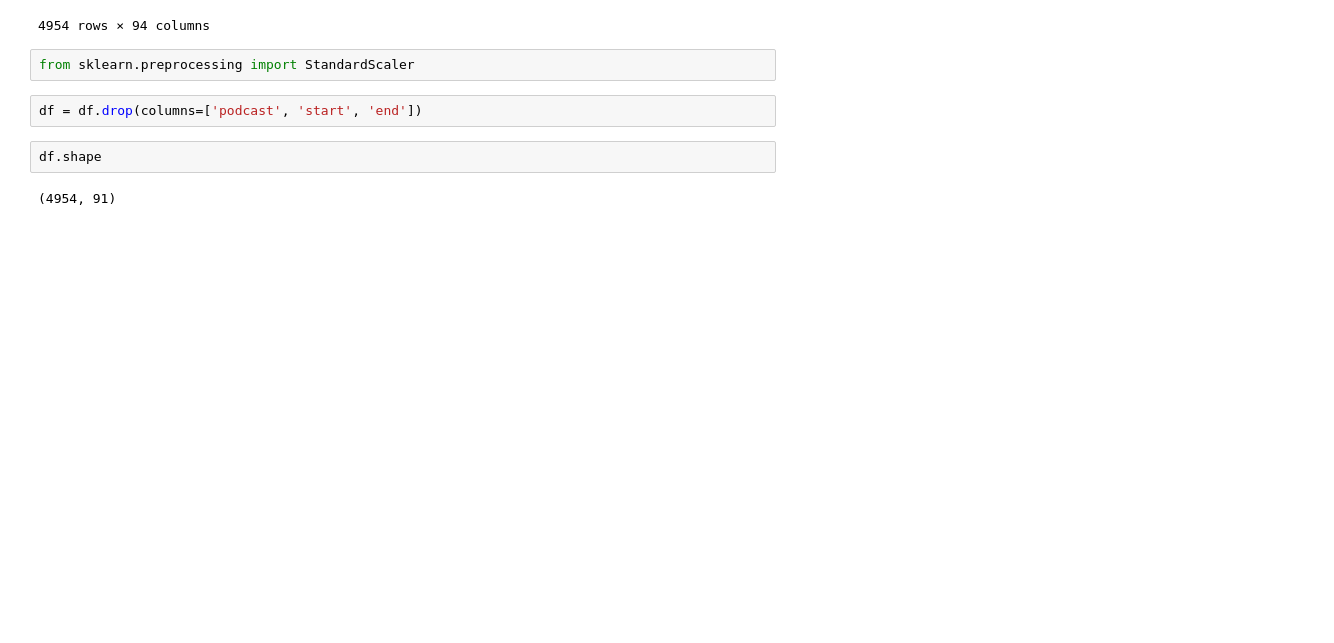
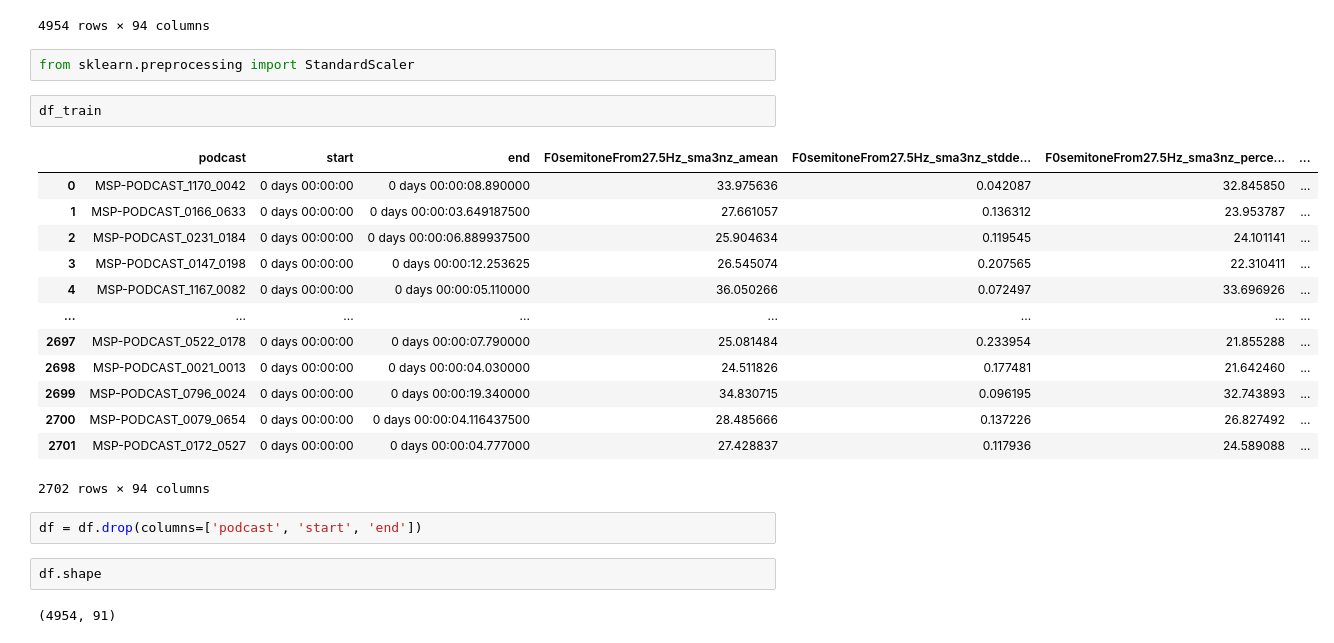
Before and after one commit to eddie8615/ABI_research, a Jupyter notebook: Data_analysis.ipynb, the cells around one changed output. Cells and saved outputs as stored; diff of their text form; blank space fills up the shorter version.

```diff
--- a/Data_analysis.ipynb
+++ b/Data_analysis.ipynb
@@ -26,6 +26,22 @@ df
 4954 rows × 94 columns
 # %%
 from sklearn.preprocessing import StandardScaler
+# %%
+df_train
+# %% [output]
+|  | podcast | start | end | F0semitoneFrom27.5Hz_sma3nz_amean | F0semitoneFrom27.5Hz_sma3nz_stdde... | F0semitoneFrom27.5Hz_sma3nz_perce... | ... |
+| 0 | MSP-PODCAST_1170_0042 | 0 days 00:00:00 | 0 days 00:00:08.890000 | 33.975636 | 0.042087 | 32.845850 | ... |
+| 1 | MSP-PODCAST_0166_0633 | 0 days 00:00:00 | 0 days 00:00:03.649187500 | 27.661057 | 0.136312 | 23.953787 | ... |
+| 2 | MSP-PODCAST_0231_0184 | 0 days 00:00:00 | 0 days 00:00:06.889937500 | 25.904634 | 0.119545 | 24.101141 | ... |
+| 3 | MSP-PODCAST_0147_0198 | 0 days 00:00:00 | 0 days 00:00:12.253625 | 26.545074 | 0.207565 | 22.310411 | ... |
+| 4 | MSP-PODCAST_1167_0082 | 0 days 00:00:00 | 0 days 00:00:05.110000 | 36.050266 | 0.072497 | 33.696926 | ... |
+| ... | ... | ... | ... | ... | ... | ... | ... |
+| 2697 | MSP-PODCAST_0522_0178 | 0 days 00:00:00 | 0 days 00:00:07.790000 | 25.081484 | 0.233954 | 21.855288 | ... |
+| 2698 | MSP-PODCAST_0021_0013 | 0 days 00:00:00 | 0 days 00:00:04.030000 | 24.511826 | 0.177481 | 21.642460 | ... |
+| 2699 | MSP-PODCAST_0796_0024 | 0 days 00:00:00 | 0 days 00:00:19.340000 | 34.830715 | 0.096195 | 32.743893 | ... |
+| 2700 | MSP-PODCAST_0079_0654 | 0 days 00:00:00 | 0 days 00:00:04.116437500 | 28.485666 | 0.137226 | 26.827492 | ... |
+| 2701 | MSP-PODCAST_0172_0527 | 0 days 00:00:00 | 0 days 00:00:04.777000 | 27.428837 | 0.117936 | 24.589088 | ... |
+2702 rows × 94 columns
 # %%
 df = df.drop(columns=['podcast', 'start', 'end'])
 # %%
```
Also changed, not shown: parts of 11 cells of this notebook, 4 other files.
